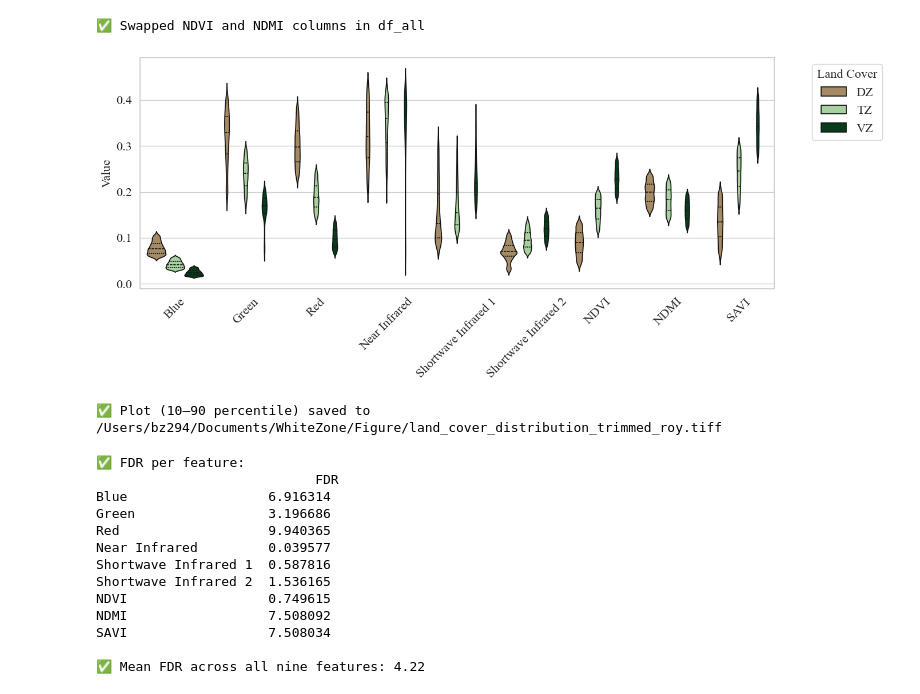
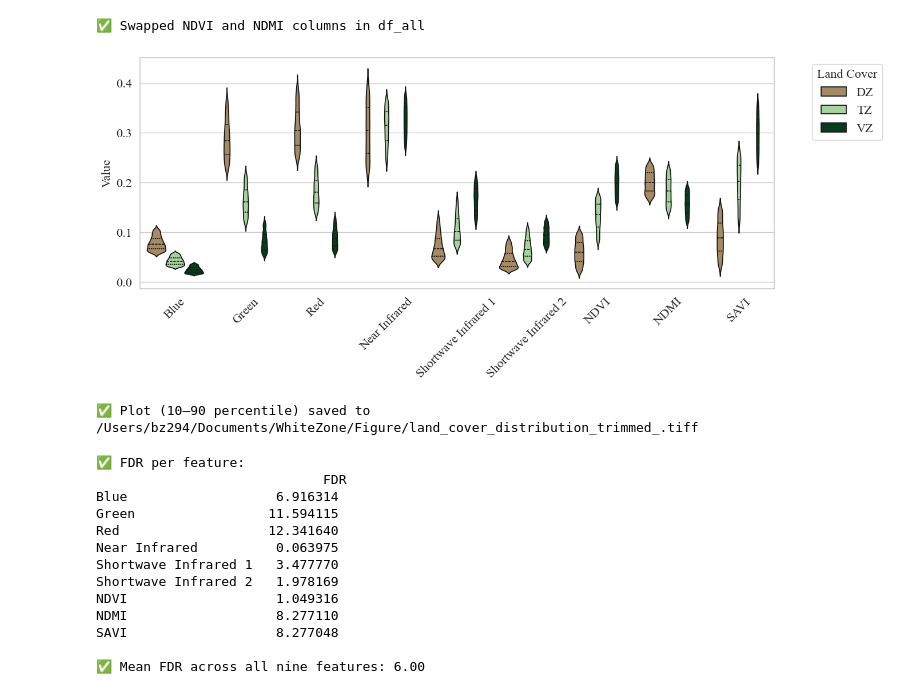
Before and after one commit to Malone-Disturbance-Ecology-Lab/ENP_WZ_Mapping, a Jupyter notebook: Remote_Sensing/Figure_Landsat_signature_violin.ipynb, the cells around one changed output. Cells and saved outputs as stored; diff of their text form; code cells hidden in the pictures.

```diff
--- a/Remote_Sensing/Figure_Landsat_signature_violin.ipynb
+++ b/Remote_Sensing/Figure_Landsat_signature_violin.ipynb
@@ -20,8 +20,8 @@ data_dict = {}
 
 for year in years:
     year_folder = os.path.join(root_folder, str(year))
-    #csv_path = os.path.join(year_folder, "median.csv")
-    csv_path = os.path.join(year_folder, "median_harmo.csv")
+    csv_path = os.path.join(year_folder, "median.csv")
+    #sv_path = os.path.join(year_folder, "median_harmo.csv")
 
     if os.path.exists(csv_path):
         print(f"Reading: {csv_path}")
@@ -48,7 +48,9 @@ from sklearn.preprocessing import MinMaxScaler
 
 # === Settings ===
 root_folder = "/Volumes/MaloneLab/Research/Whitezone/Data/KML/"
-years = [1985, 1994, 1999, 2003, 2009, 2013, 2018, 2023]
+#years = [1985, 1994, 1999, 2003, 2009, 2013, 2018, 2023]
+
+years = [1985, 1994, 1999, 2003, 2009, 2013]
 
 land_cover_order = ["WZ", "TZ", "VZ"]
 land_cover_colors = {
@@ -71,8 +73,8 @@ feature_labels = [
 # === Read and combine ===
 df_list = []
 for year in years:
-    #csv_path = os.path.join(root_folder, str(year), "median.csv")
-    csv_path = os.path.join(root_folder, str(year), "median_harmo.csv")
+    csv_path = os.path.join(root_folder, str(year), "median.csv")
+    #csv_path = os.path.join(root_folder, str(year), "median_harmo.csv")
     if os.path.exists(csv_path):
         df_year = pd.read_csv(csv_path)
         df_year["Year"] = year
@@ -135,37 +137,37 @@ plt.xticks(
     labels=feature_labels,
     rotation=45,
     fontsize=16,
     fontname="Times New Roman"
 )
 
 plt.yticks(fontsize=16, fontname="Times New Roman")
 
 # Create custom legend labels (WZ -> DZ)
 legend_labels = ['DZ', 'TZ', 'VZ']
 handles, _ = plt.gca().get_legend_handles_labels()
 plt.legend(
     handles=handles,
     labels=legend_labels,
     title="Land Cover",
     bbox_to_anchor=(1.05, 1),
     loc="upper left",
     fontsize=16,
     title_fontsize=16
 )
 
 plt.tight_layout()
 
 # Save the figure
-#out_path = "/Users/bz294/Documents/WhiteZone/Figure/land_cover_distribution_trimmed_.tiff"
-out_path = "/Users/bz294/Documents/WhiteZone/Figure/land_cover_distribution_trimmed_roy.tiff"
+out_path = "/Users/bz294/Documents/WhiteZone/Figure/land_cover_distribution_trimmed_.tiff"
+#out_path = "/Users/bz294/Documents/WhiteZone/Figure/land_cover_distribution_trimmed_roy.tiff"
 plt.savefig(out_path, format="tiff", dpi=300, bbox_inches="tight")
 plt.show()
 
 print(f"✅ Plot (10–90 percentile) saved to {out_path}")
 # %% [output]
 ✅ Swapped NDVI and NDMI columns in df_all
-[figure, old version]
+[figure, new version]
-✅ Plot (10–90 percentile) saved to /Users/bz294/Documents/WhiteZone/Figure/land_cover_distribution_trimmed_roy.tiff
+✅ Plot (10–90 percentile) saved to /Users/bz294/Documents/WhiteZone/Figure/land_cover_distribution_trimmed_.tiff
 # %%
 # === Calculate FDR for each feature ===
 land_covers = ["WZ", "TZ", "VZ"]
@@ -199,15 +201,15 @@ print("✅ FDR per feature:\n", fdr_df)
 print(f"\n✅ Mean FDR across all nine features: {mean_fdr:.2f}")
 # %% [output]
 ✅ FDR per feature:
-                            FDR
-Blue                  6.916314
-Green                 3.196686
-Red                   9.940365
-Near Infrared         0.039577
-Shortwave Infrared 1  0.587816
-Shortwave Infrared 2  1.536165
-NDVI                  0.749615
-NDMI                  7.508092
-SAVI                  7.508034
+                             FDR
+Blue                   6.916314
+Green                 11.594115
+Red                   12.341640
+Near Infrared          0.063975
+Shortwave Infrared 1   3.477770
+Shortwave Infrared 2   1.978169
+NDVI                   1.049316
+NDMI                   8.277110
+SAVI                   8.277048
 
-✅ Mean FDR across all nine features: 4.22
+✅ Mean FDR across all nine features: 6.00
```
Also changed, not shown: parts of 1 cell of this notebook, 3 other files.
